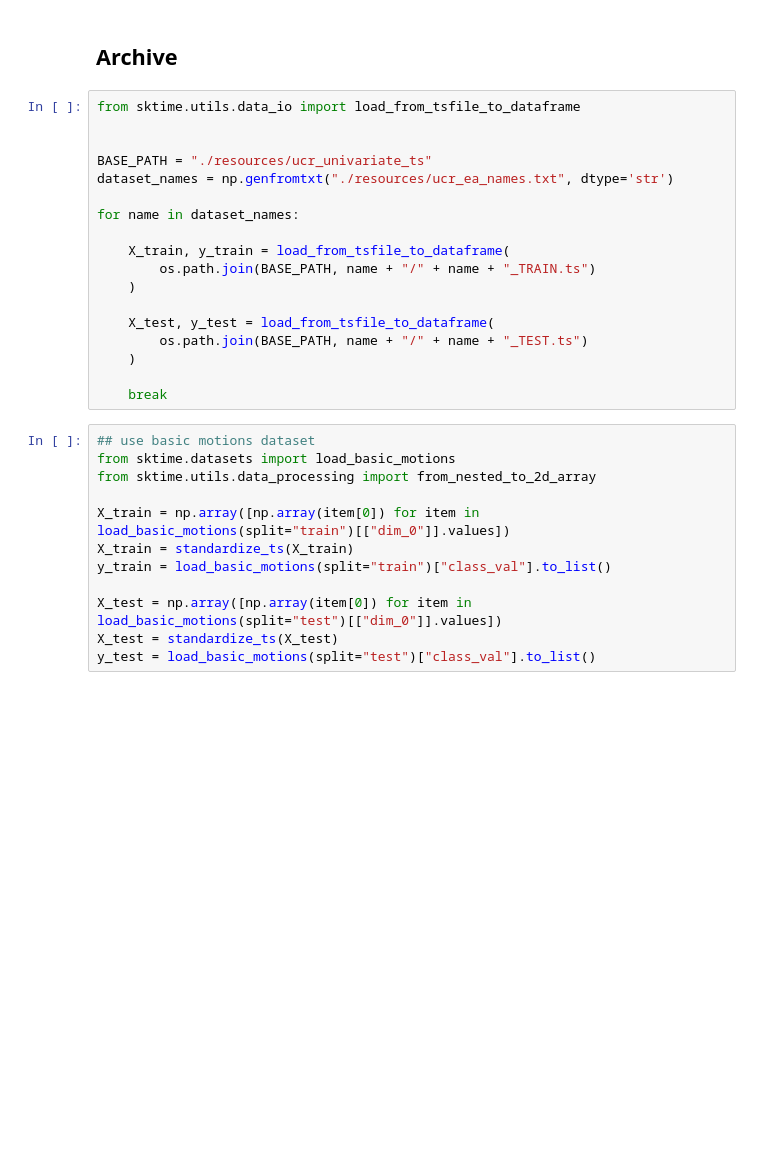
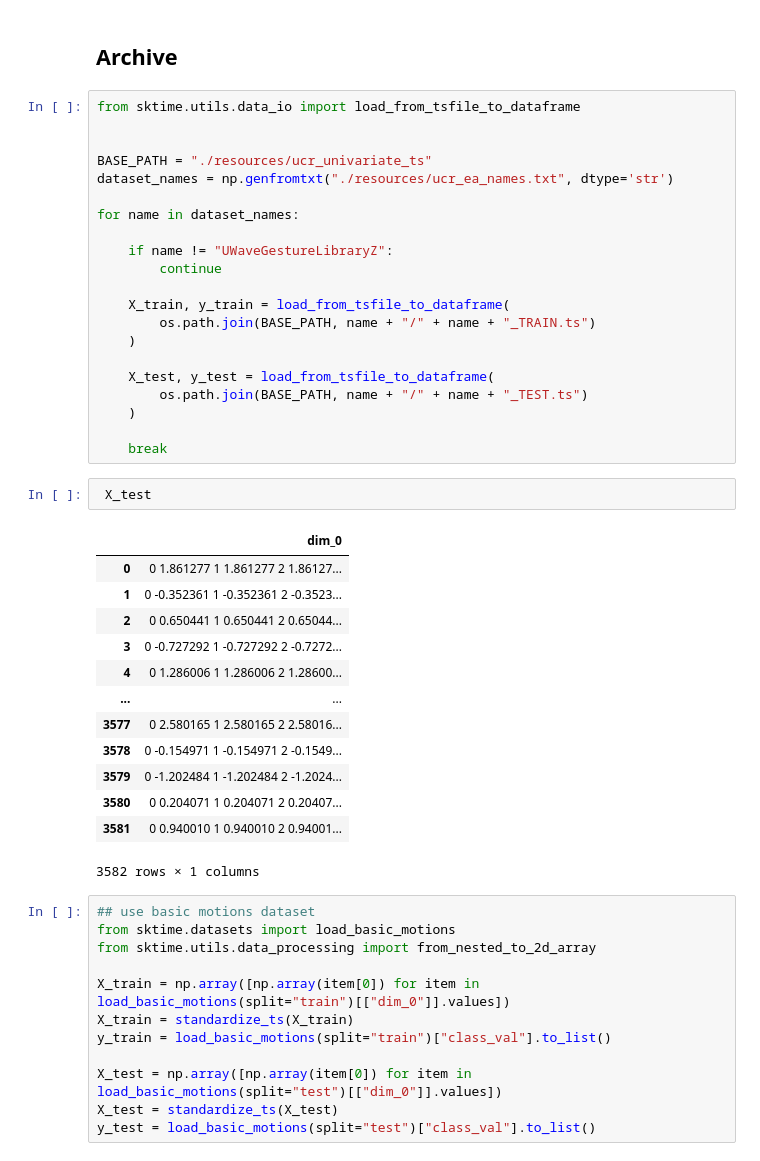
Before and after one commit to williamgilpin/dysts, a Jupyter notebook: benchmarks/transfer_learning.ipynb, the cells around one changed output. Cells and saved outputs as stored; diff of their text form; blank space fills up the shorter version.

```diff
--- a/benchmarks/transfer_learning.ipynb
+++ b/benchmarks/transfer_learning.ipynb
@@ -384,6 +507,9 @@ BASE_PATH = "./resources/ucr_univariate_ts"
 dataset_names = np.genfromtxt("./resources/ucr_ea_names.txt", dtype='str')
 
 for name in dataset_names:
+
+    if name != "UWaveGestureLibraryZ":
+        continue
 
     X_train, y_train = load_from_tsfile_to_dataframe(
         os.path.join(BASE_PATH, name + "/" + name + "_TRAIN.ts")
@@ -394,6 +520,22 @@ for name in dataset_names:
     )
 
     break
+# %%
+ X_test
+# %% [output]
+|  | dim_0 |
+| 0 | 0 1.861277 1 1.861277 2 1.86127... |
+| 1 | 0 -0.352361 1 -0.352361 2 -0.3523... |
+| 2 | 0 0.650441 1 0.650441 2 0.65044... |
+| 3 | 0 -0.727292 1 -0.727292 2 -0.7272... |
+| 4 | 0 1.286006 1 1.286006 2 1.28600... |
+| ... | ... |
+| 3577 | 0 2.580165 1 2.580165 2 2.58016... |
+| 3578 | 0 -0.154971 1 -0.154971 2 -0.1549... |
+| 3579 | 0 -1.202484 1 -1.202484 2 -1.2024... |
+| 3580 | 0 0.204071 1 0.204071 2 0.20407... |
+| 3581 | 0 0.940010 1 0.940010 2 0.94001... |
+3582 rows × 1 columns
 # %%
 ## use basic motions dataset
 from sktime.datasets import load_basic_motions
```
Also changed, not shown: parts of 7 cells of this notebook, 2 other files.
